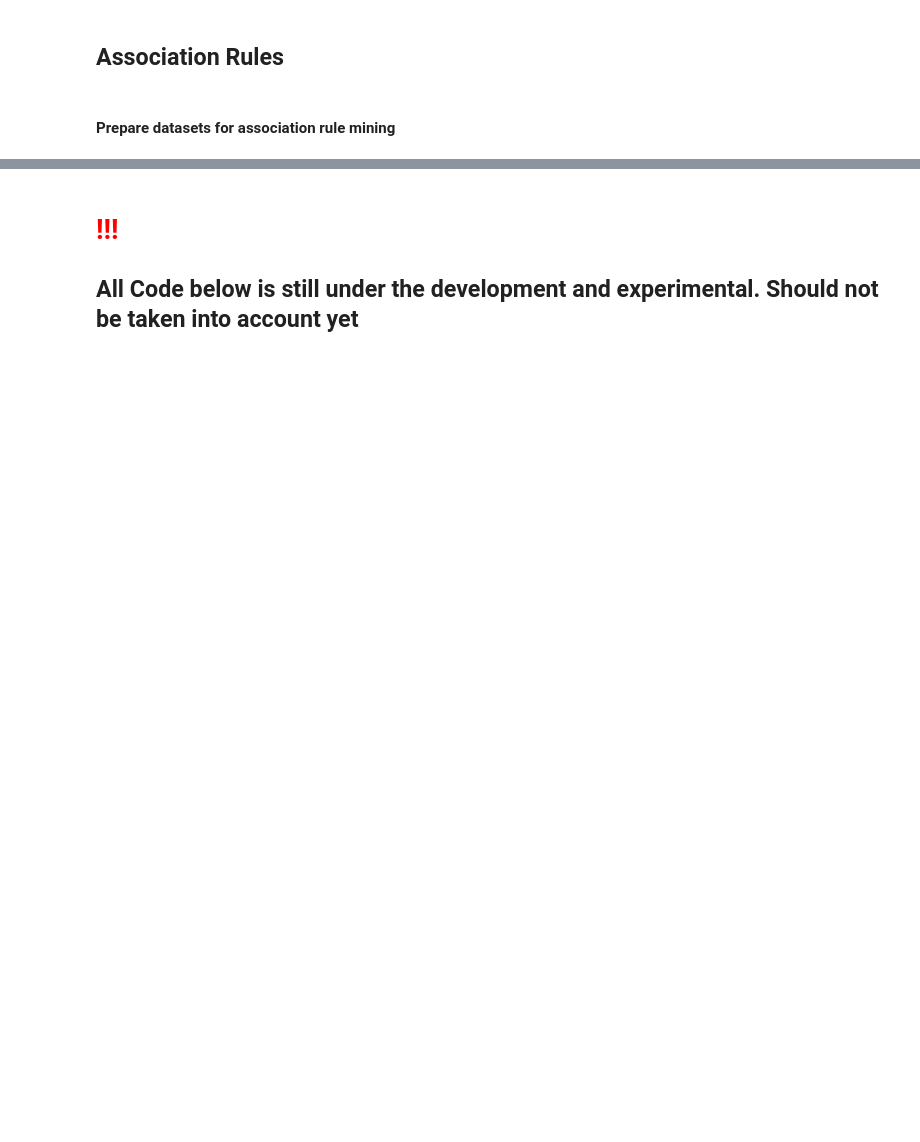
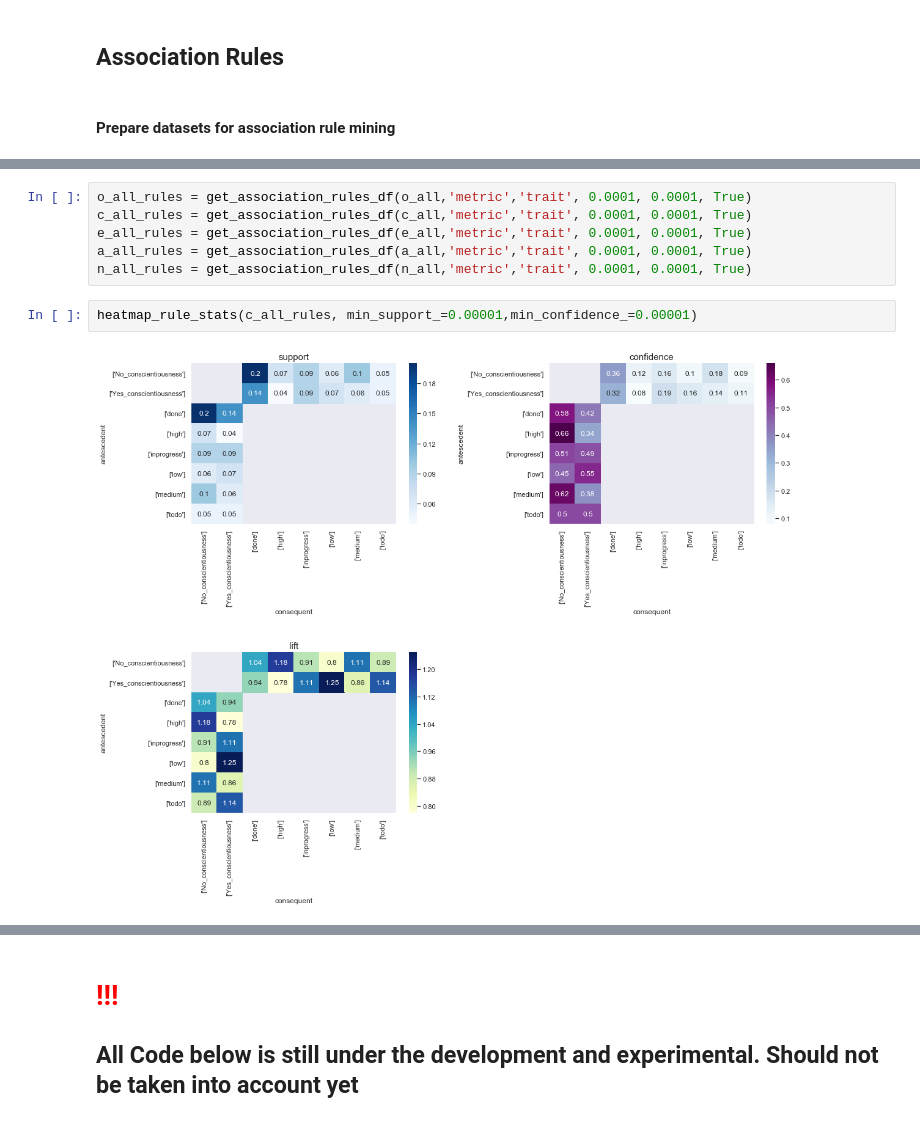
Before and after one commit to gogoladzetedo/Personalities_In_Agile, a Jupyter notebook: Analysis.ipynb, the cells around one changed output, grey strips where cells are left out. Saved outputs shown, nothing was run; the diff lists cells and outputs as text; blank space fills up the shorter version.

```diff
--- a/Analysis.ipynb
+++ b/Analysis.ipynb
@@ -1316 +1429,11 @@ user_personalities['Is_neurotic']       =user_personalities['neuroticism'].apply
+# %%
+o_all_rules = get_association_rules_df(o_all,'metric','trait', 0.0001, 0.0001, True)
+c_all_rules = get_association_rules_df(c_all,'metric','trait', 0.0001, 0.0001, True)
+e_all_rules = get_association_rules_df(e_all,'metric','trait', 0.0001, 0.0001, True)
+a_all_rules = get_association_rules_df(a_all,'metric','trait', 0.0001, 0.0001, True)
+n_all_rules = get_association_rules_df(n_all,'metric','trait', 0.0001, 0.0001, True)
+# %%
+heatmap_rule_stats(c_all_rules, min_support_=0.00001,min_confidence_=0.00001)
+# %% [output]
+[figure, added]
 # %%
```
Also changed, not shown: parts of 30 cells of this notebook.
